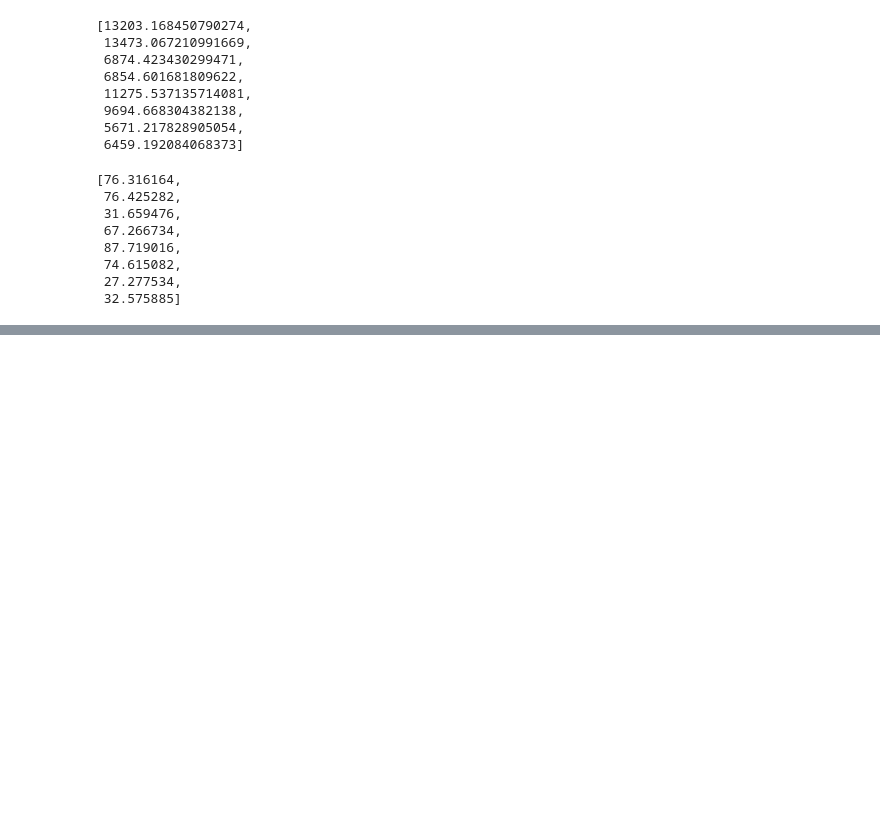
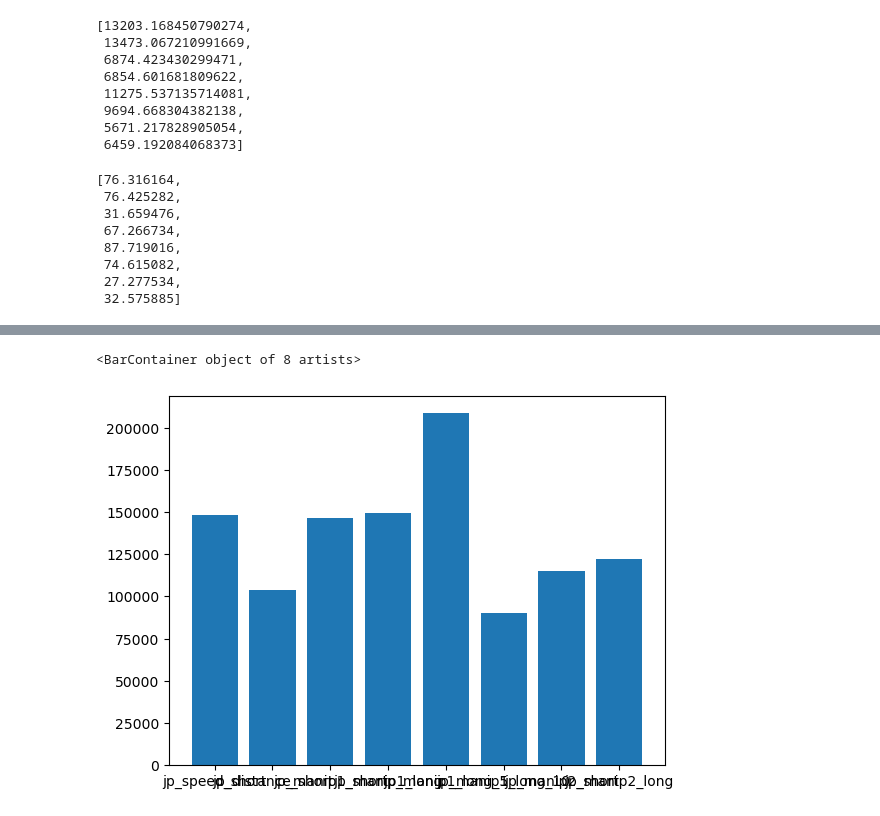
Before and after one commit to MrDarrenBrownie/iiwa_stack, a Jupyter notebook: iiwa_tesla/iiwa_tesla_data/jp_data.ipynb, the cells around one changed output, grey strips where cells are left out. Saved outputs shown, nothing was run; the diff lists cells and outputs as text; code cells hidden in the pictures; blank space fills up the shorter version.

```diff
--- a/iiwa_tesla/iiwa_tesla_data/jp_data.ipynb
+++ b/iiwa_tesla/iiwa_tesla_data/jp_data.ipynb
@@ -377,0 +369,2 @@ l_of_max_ct_from_min_jp
+# %%
+best_metric = np.array(mean_ct)*np.array(jp_min_mean)
@@ -377,0 +376,6 @@ l_of_max_ct_from_min_jp
+# %%
+fig, axs = plt.subplots()
+axs.bar(joint_positions_names, best_metric)
+# %% [output]
+<BarContainer object of 8 artists>
+[figure, added]
```
Also changed, not shown: parts of 7 cells of this notebook, 11 other files.
